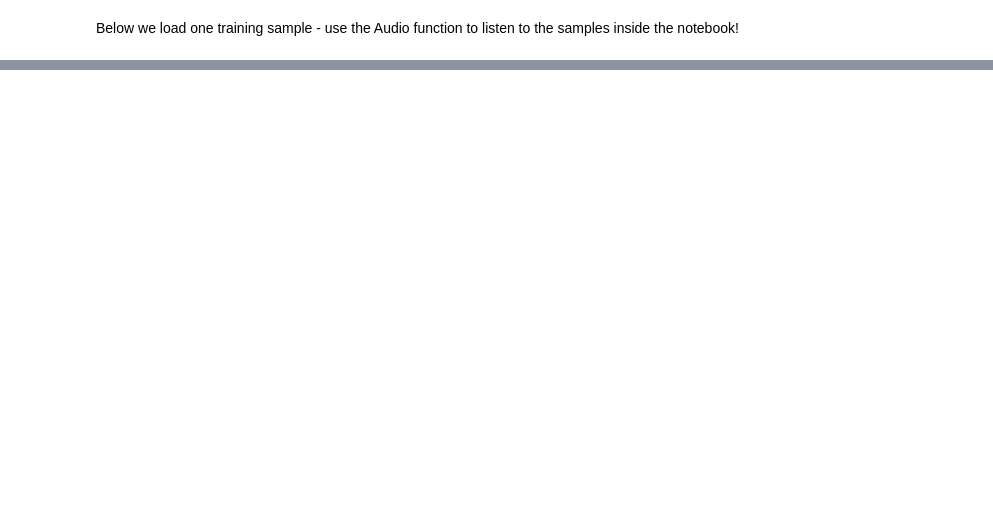
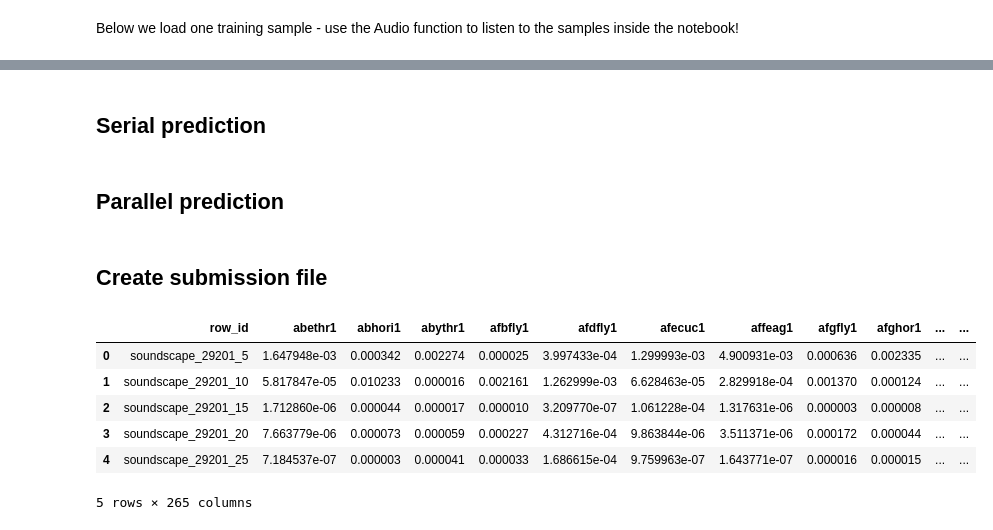
Before and after one commit to sdhca/birdclef-2023, a Jupyter notebook: birdclef-2023-submit-1.ipynb, the cells around one changed output, grey strips where cells are left out. Drawn from its saved outputs; the diff is of its cells as text; code cells hidden in the pictures; blank space fills up the shorter version.

Commit message:
WIP: local submission notebook

```diff
--- a/birdclef-2023-submit-1.ipynb
+++ b/birdclef-2023-submit-1.ipynb
@@ -227,0 +264,7 @@ Subclasses:
+# %%
+# train_metadata = pd.read_csv("/kaggle/input/birdclef-2023/train_metadata.csv")
+# competition_classes = sorted(train_metadata.primary_label.unique())
+sample_sub_df = pd.read_csv("/kaggle/input/birdclef-2023/sample_submission.csv")
+sample_sub_df.head()
+# sample_sub_df[competition_classes] = sample_sub[competition_classes].astype(np.float32)
+# sample_sub.head()
@@ -227,0 +277,10 @@ Subclasses:
+# %% [markdown]
+## Serial prediction
+# %%
+frame_limit_secs = 15 if sample_sub_df.shape[0] == 3 else None
+
+predictions = OrderedDict()
+for sample_filename in test_samples:
+    predict_for_sample(sample_filename, required_test_audio_sample_rate_hz, predictions, frame_limit_secs=600)
+# %% [markdown]
+## Parallel prediction
@@ -227,0 +317,17 @@ Subclasses:
+# %% [markdown]
+## Create submission file
+# %%
+sub_df = pd.DataFrame.from_dict(predictions, orient='index')
+sub_df.index.name = 'row_id'
+sub_df = sub_df.reset_index()
+sub_df.columns = sample_sub_df.columns
+# %%
+sub_df.head()
+# %% [output]
+|  | row_id | abethr1 | abhori1 | abythr1 | afbfly1 | afdfly1 | afecuc1 | affeag1 | afgfly1 | afghor1 | ... | ... |
+| 0 | soundscape_29201_5 | 1.647948e-03 | 0.000342 | 0.002274 | 0.000025 | 3.997433e-04 | 1.299993e-03 | 4.900931e-03 | 0.000636 | 0.002335 | ... | ... |
+| 1 | soundscape_29201_10 | 5.817847e-05 | 0.010233 | 0.000016 | 0.002161 | 1.262999e-03 | 6.628463e-05 | 2.829918e-04 | 0.001370 | 0.000124 | ... | ... |
+| 2 | soundscape_29201_15 | 1.712860e-06 | 0.000044 | 0.000017 | 0.000010 | 3.209770e-07 | 1.061228e-04 | 1.317631e-06 | 0.000003 | 0.000008 | ... | ... |
+| 3 | soundscape_29201_20 | 7.663779e-06 | 0.000073 | 0.000059 | 0.000227 | 4.312716e-04 | 9.863844e-06 | 3.511371e-06 | 0.000172 | 0.000044 | ... | ... |
+| 4 | soundscape_29201_25 | 7.184537e-07 | 0.000003 | 0.000041 | 0.000033 | 1.686615e-04 | 9.759963e-07 | 1.643771e-07 | 0.000016 | 0.000015 | ... | ... |
+5 rows × 265 columns
```
Also changed, not shown: parts of 46 cells of this notebook.
